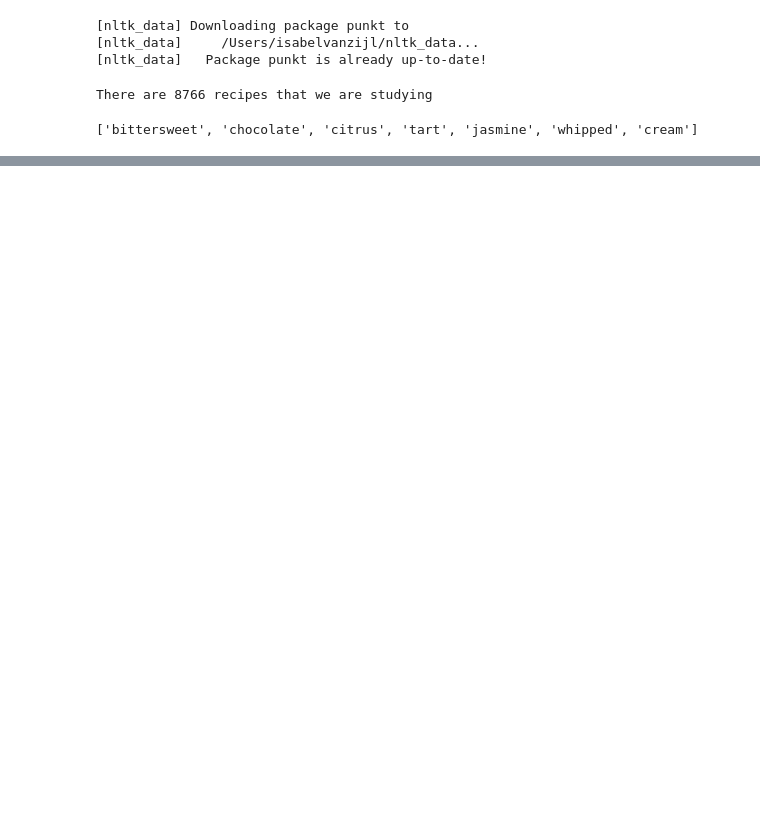
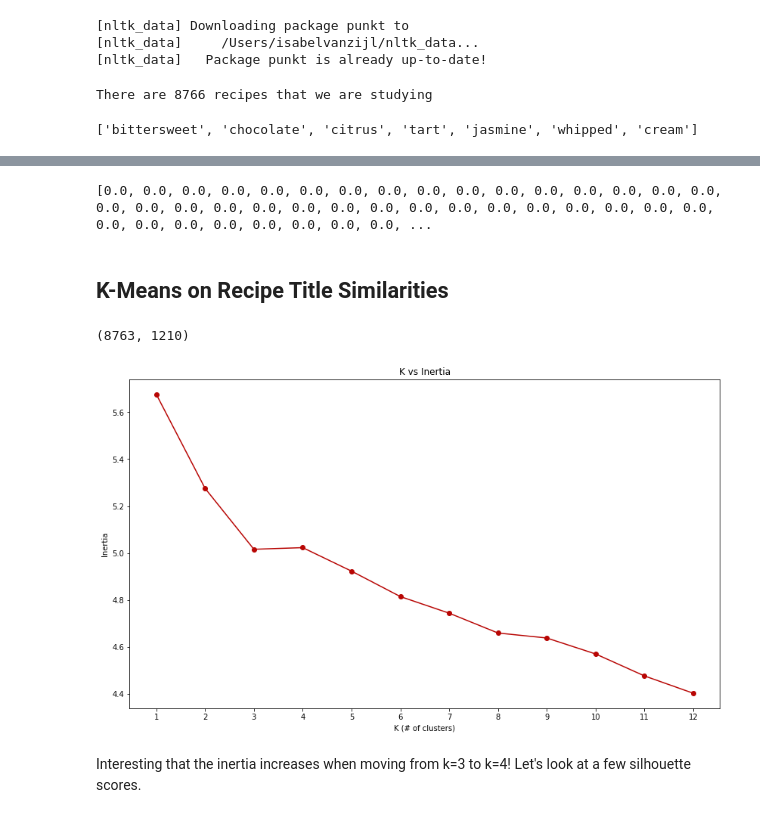
Before and after one commit to isabelvanzijl/Capstone-Project-2, a Jupyter notebook: Clustering.ipynb, the cells around one changed output, grey strips where cells are left out. Saved outputs shown, nothing was run; the diff lists cells and outputs as text; code cells hidden in the pictures; blank space fills up the shorter version.

Commit message:
clustering and word2vec

```diff
--- a/Clustering.ipynb
+++ b/Clustering.ipynb
@@ -1208,0 +1144,15 @@ Vocab(count:50, index:148, sample_int:4294967296)
+# %%
+rec_dict = dict(zip(recipes, titles))
+
+# fill in dataframe with averaged vector values
+for k, l in rec_dict.items():
+    for word in l:
+        if word not in ('in', 'with', 'and', 'of'):
+            if word in phrases:
+                wrd_avg = float(phrases_avg_df.loc[word])
+                #print(k)
+                #print(wrd_avg)
+                recipe_titles_df.at[k,word] = wrd_avg
+# %%
+# replace null values with zeroes
+recipe_titles_df = recipe_titles_df.fillna(0)
@@ -1208,0 +1169,40 @@ Vocab(count:50, index:148, sample_int:4294967296)
+# %%
+# remove rows with rating of 4 or lower
+recipe_titles_df = recipe_titles_df.loc[recipe_titles_df['Rating'] == 5].loc[:, :'Wisconsin']
+df_cats_meals_rating.shape
+
+print([row.sum() for i, row in recipe_titles_df.iterrows() if row.sum() == 0])
+# %% [output]
+[0.0, 0.0, 0.0, 0.0, 0.0, 0.0, 0.0, 0.0, 0.0, 0.0, 0.0, 0.0, 0.0, 0.0, 0.0, 0.0, 0.0, 0.0, 0.0, 0.0, 0.0, 0.0, 0.0, 0.0, 0.0, 0.0, 0.0, 0.0, 0.0, 0.0, 0.0, 0.0, 0.0, 0.0, 0.0, 0.0, 0.0, 0.0, 0.0, 0.0, ...
+# %% [markdown]
+## K-Means on Recipe Title Similarities
+# %%
+# transform binary category columns into a matrix
+sim_matrix = np.matrix(recipe_titles_df.as_matrix())
+sim_matrix.shape
+# %% [output]
+(8763, 1210)
+# %%
+# iterate through Ks from 1 to 12 and append results to list
+results = []
+ks = range(1, 13)
+for k in ks:
+    # Create a KMeans instance with k clusters
+    kmeans = KMeans(n_clusters=k, random_state=10)
+    # Fit model to the matrix
+    kmeans.fit(sim_matrix)
+    # Append the inertia to the list of results
+    results.append(kmeans.inertia_)
+
+# Plot ks vs inertias
+plt.figure(figsize=(14,8))
+plt.plot(ks, results, '-o')
+plt.title('K vs Inertia')
+plt.xlabel('K (# of clusters)')
+plt.ylabel('Inertia')
+plt.xticks(ks)
+plt.show()
+# %% [output]
+[figure, added]
+# %% [markdown]
+Interesting that the inertia increases when moving from k=3 to k=4! Let's look at a few silhouette scores.
```
Also changed, not shown: parts of 41 cells of this notebook.
